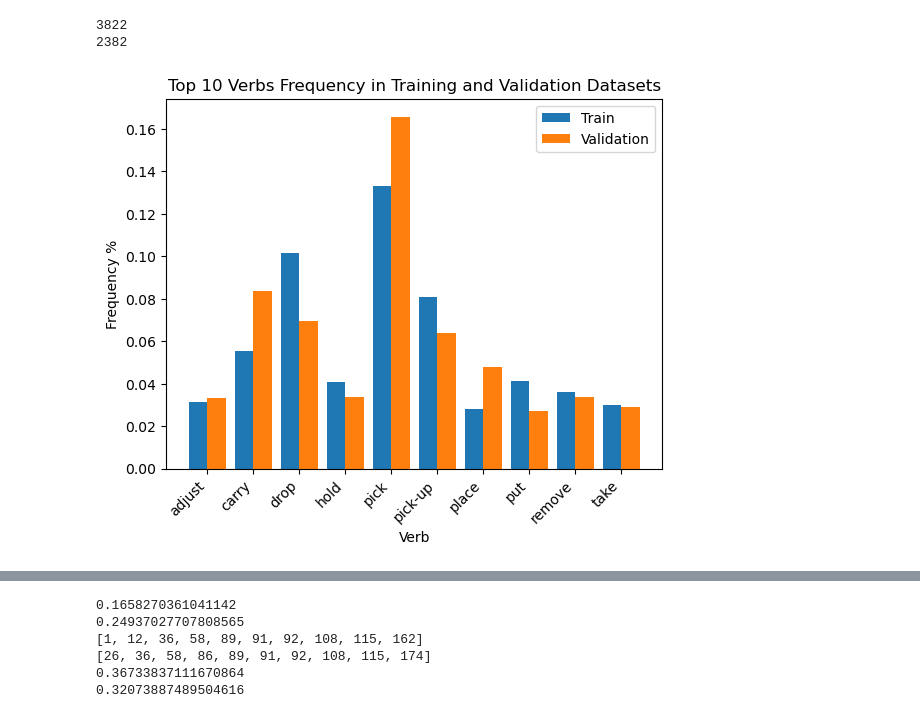
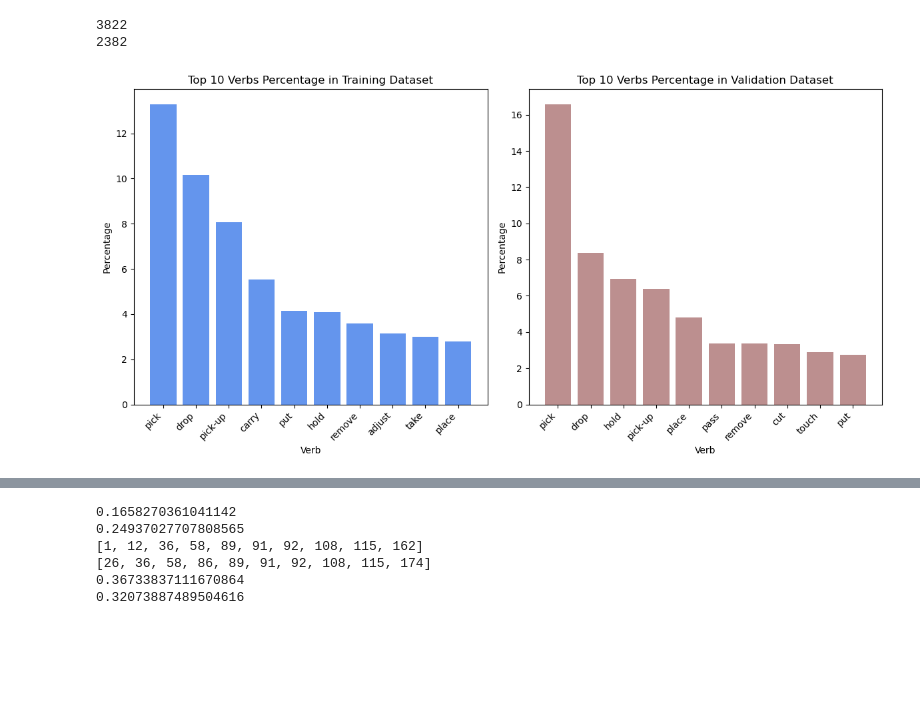
Before and after one commit to scoleri-mr/easg_classification, a Jupyter notebook: dataset_analysis.ipynb, the cells around one changed output, grey strips where cells are left out. Drawn from its saved outputs; the diff is of its cells as text; code cells hidden in the pictures; blank space fills up the shorter version.

Commit message:
corrections dataset analysis

```diff
--- a/dataset_analysis.ipynb
+++ b/dataset_analysis.ipynb
@@ -90,50 +114,50 @@ print(len(verbs_list_val))
 # %%
 import matplotlib.pyplot as plt
 from collections import Counter
 import pandas as pd
+
+# Assuming verbs_list_train, verbs_list_val, and verbs are defined and populated with data
 
 # Create Counters for both train and validation datasets
 c_train = Counter(verbs_list_train)
 c_val = Counter(verbs_list_val)
 
 # Extract the top 10 verbs for both train and validation datasets
 top10_verbs_train = c_train.most_common(10)
 top10_verbs_val = c_val.most_common(10)
 
-# Sort the top 10 verbs by their verb ID
-top10_verbs_train.sort(key=lambda x: x[0])
-top10_verbs_val.sort(key=lambda x: x[0])
+# Sort the top 10 verbs by their verb ID (not necessary for this approach)
 
-# Get the verb names and their frequencies
+# Get the verb names and their percentages
 train_verbs = [verbs[el[0]] for el in top10_verbs_train]
-train_perc = [el[1]/len(train_original) for el in top10_verbs_train]
+train_percentages = [el[1] / len(verbs_list_train) * 100 for el in top10_verbs_train]
 val_verbs = [verbs[el[0]] for el in top10_verbs_val]
-val_perc = [el[1]/len(val_original) for el in top10_verbs_val]
+val_percentages = [el[1] / len(verbs_list_val) * 100 for el in top10_verbs_val]
 
-# Create a DataFrame to plot
-df_train = pd.DataFrame({'Verb': train_verbs, 'Frequency': train_perc, 'Dataset': 'Train'})
-df_val = pd.DataFrame({'Verb': val_verbs, 'Frequency': val_perc, 'Dataset': 'Validation'})
-df = pd.concat([df_train, df_val])
+# Plot the bar charts separately for train and validation datasets
+fig, (ax1, ax2) = plt.subplots(1, 2, figsize=(12, 6))
 
-# Plot the bar chart
-fig, ax = plt.subplots()
-width = 0.4
-x_train = range(len(train_verbs))
-x_val = [x + width for x in x_train]
+# Plot for training dataset
+ax1.bar(train_verbs, train_percentages, color='cornflowerblue')
+ax1.set_title('Top 10 Verbs Percentage in Training Dataset')
+ax1.set_xlabel('Verb')
+ax1.set_ylabel('Percentage')
 
-ax.bar(x_train, train_perc, width=width, label='Train')
-ax.bar(x_val, val_perc, width=width, label='Validation')
+# Plot for validation dataset
+ax2.bar(val_verbs, val_percentages, color='rosybrown')
+ax2.set_title('Top 10 Verbs Percentage in Validation Dataset')
+ax2.set_xlabel('Verb')
+ax2.set_ylabel('Percentage')
 
-plt.title('Top 10 Verbs Frequency in Training and Validation Datasets')
-plt.xlabel('Verb')
-plt.ylabel('Frequency %')
+# Rotate x-axis labels for better readability
+plt.setp(ax1.xaxis.get_majorticklabels(), rotation=45, ha='right')
+plt.setp(ax2.xaxis.get_majorticklabels(), rotation=45, ha='right')
 
-ax.set_xticks([x + width / 2 for x in x_train])
-ax.set_xticklabels(train_verbs, rotation=45, ha='right')
-plt.legend()
+# Adjust layout and show plot
+plt.tight_layout()
 plt.show()
 # %% [output]
-[figure, old version]
+[figure, new version]
 # %%
 import matplotlib.pyplot as plt
 from collections import Counter
```
Also changed, not shown: parts of 14 cells of this notebook.
